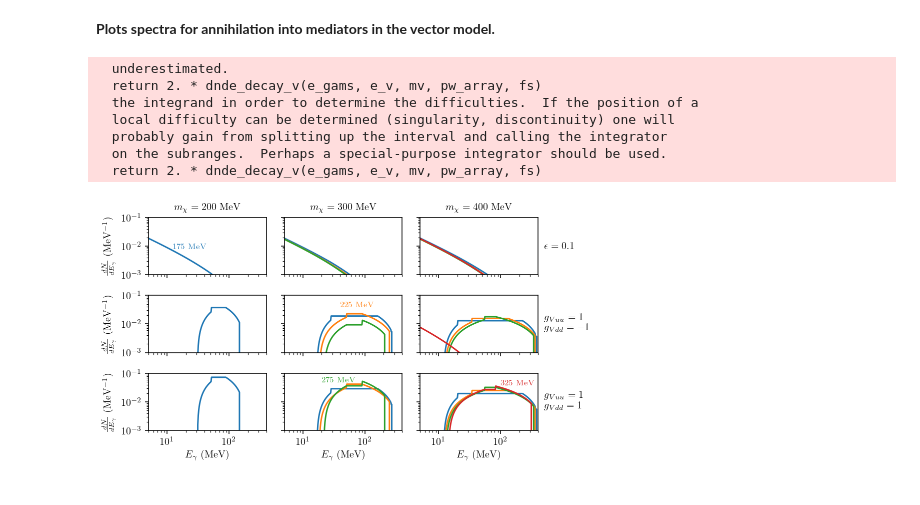
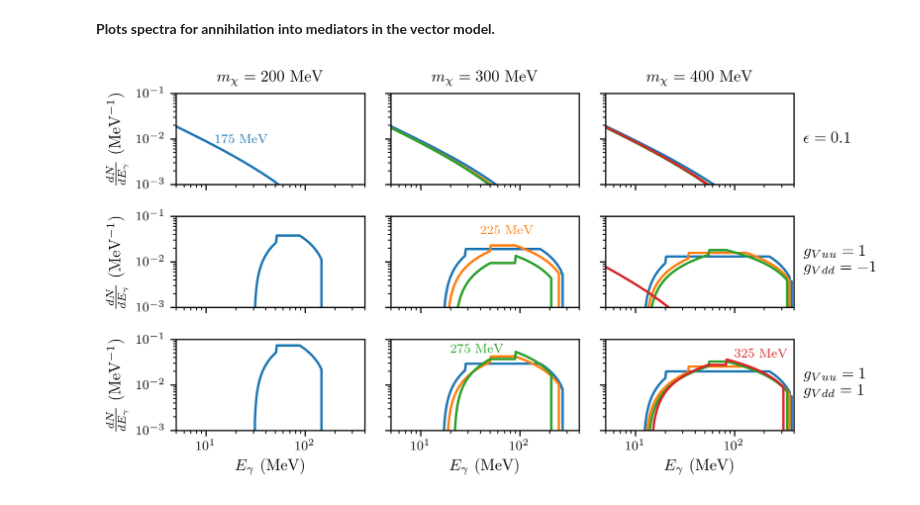
Before and after one commit to LoganAMorrison/Hazma, a Jupyter notebook: notebooks/hazma_paper/vector_spectra_ann_to_med.ipynb, the cells around one changed output. Drawn from its saved outputs; the diff is of its cells as text; code cells hidden in the pictures.

```diff
--- a/notebooks/hazma_paper/vector_spectra_ann_to_med.ipynb
+++ b/notebooks/hazma_paper/vector_spectra_ann_to_med.ipynb
@@ -7,21 +7,23 @@ from hazma.vector_mediator import KineticMixing, QuarksOnly
 **Plots spectra for annihilation into mediators in the vector model.**
 # %%
 # Dark matter masses
-mxs = np.array([200., 300., 400.])
+mxs = np.array([200.0, 300.0, 400.0])
 # Mediator masses
 mvs = np.array([175, 225, 275, 325], dtype=float)
 # List of models. The top row of the plot will contain the Higgs portal model
 # spectra, the bottom the heavy quark model spectra.
-vms = [KineticMixing(1., mv=1., gvxx=1., eps=0.1),
-       QuarksOnly(1., mv=1., gvxx=1., gvuu=1., gvdd=-1., gvss=0.),
-       QuarksOnly(1., mv=1., gvxx=1., gvuu=1., gvdd=1., gvss=0.)]
+vms = [
+    KineticMixing(1.0, mv=1.0, gvxx=1.0, eps=0.1),
+    QuarksOnly(1.0, mv=1.0, gvxx=1.0, gvuu=1.0, gvdd=-1.0, gvss=0.0),
+    QuarksOnly(1.0, mv=1.0, gvxx=1.0, gvuu=1.0, gvdd=1.0, gvss=0.0),
+]
 
 # Approximate Milky Way velocity dispersion, used to compute the DM
 # center of mass energy
 vx_mw = 1e-3
 
 # Photon energies
-e_gam_min, e_gam_max = 5., 4e2
+e_gam_min, e_gam_max = 5.0, 4e2
 e_gams = np.geomspace(e_gam_min, e_gam_max, 250)
 
 # Plot dimensions
@@ -35,18 +37,21 @@ def cmap(mv):
 
 # Label positions for mediator masses
 # Labels for spectra in each subplot
-mv_labels = np.array([
-    [{175.: (1.25e1, 8e-3)}, {}, {}],
-    [{}, {225: (4e1, 4e-2)}, {}],
-    [{}, {275.: (2e1, 5e-2)}, {325.: (1e2, 4e-2)}]
-])
+mv_labels = np.array(
+    [
+        [{175.0: (1.25e1, 8e-3)}, {}, {}],
+        [{}, {225: (4e1, 4e-2)}, {}],
+        [{}, {275.0: (2e1, 5e-2)}, {325.0: (1e2, 4e-2)}],
+    ]
+)
 # %%
 fig, axes = plt.subplots(
     n_subplot_rows,
     n_subplot_cols,
     sharex=True,
     sharey=True,
-    figsize=(latex_text_width_1col, 0.55 * latex_text_width_1col))
+    figsize=(latex_text_width_1col, 0.55 * latex_text_width_1col),
+)
 
 for row in range(n_subplot_rows):  # loop over type of model
     for col in range(n_subplot_cols):  # loop over DM masses
@@ -56,46 +61,40 @@ for row in range(n_subplot_rows):  # loop over type of model
         vm = vms[row]
         vm.mx = mxs[col]
         # DM center of mass energy
-        e_cm = 2. * vm.mx * (1. + 0.5 * vx_mw**2)
+        e_cm = 2.0 * vm.mx * (1.0 + 0.5 * vx_mw ** 2)
 
         # Loop over mediator masses
         for mv in mvs:
             if mv <= e_cm / 2:
                 vm.mv = mv
                 # Compute spectrum for annihilation to mediators
-                ax.loglog(
-                    e_gams, vm.spectra(e_gams, e_cm)["v v"], color=cmap(vm.mv))
+                ax.loglog(e_gams, vm.spectra(e_gams, e_cm)["v v"], color=cmap(vm.mv))
 
         # Formatting: label final states
         for mv, (x, y) in mv_labels[row, col].items():
             ax.text(x, y, r"%i MeV" % mv, fontsize=8, color=cmap(mv))
 
 # Formatting
 for row in range(n_subplot_rows):
     axes[row, 0].set_ylabel(r"$\frac{dN}{dE_\gamma}$ (MeV$^{-1}$)")
     axes[row, 0].set_ylim(1e-3, 1e-1)
 
 for col in range(n_subplot_cols):
     axes[0, col].set_title(r"$m_\chi = %i$ MeV" % mxs[col], fontsize=10)
     axes[-1, col].set_xlabel(r"$E_\gamma$ (MeV)")
     axes[-1, col].set_xlim(e_gam_min, e_gam_max)
 
 # Label couplings
 axes[0, -1].text(5e2, 1e-2, r"$\epsilon = 0.1$", va="center", fontsize=10)
-axes[1, -1].text(5e2, 1e-2, r"$g_{Vuu} = 1$" + "\n" + r"$g_{Vdd} = -1$",
-                 va="center", fontsize=10)
-axes[2, -1].text(5e2, 1e-2, r"$g_{Vuu} = 1$" + "\n" + r"$g_{Vdd} = 1$",
-                 va="center", fontsize=10)
+axes[1, -1].text(
+    5e2, 1e-2, r"$g_{Vuu} = 1$" + "\n" + r"$g_{Vdd} = -1$", va="center", fontsize=10
+)
+axes[2, -1].text(
+    5e2, 1e-2, r"$g_{Vuu} = 1$" + "\n" + r"$g_{Vdd} = 1$", va="center", fontsize=10
+)
 
 fig.tight_layout()
 fig.savefig("figures/vector_spectra_ann_to_med.pdf", bbox_inches="tight")
 plt.show()
 # %% [output]
-  underestimated.
-  return 2. * dnde_decay_v(e_gams, e_v, mv, pw_array, fs)
-  the integrand in order to determine the difficulties.  If the position of a
-  local difficulty can be determined (singularity, discontinuity) one will
-  probably gain from splitting up the interval and calling the integrator
-  on the subranges.  Perhaps a special-purpose integrator should be used.
-  return 2. * dnde_decay_v(e_gams, e_v, mv, pw_array, fs)
-[figure, old version]
+[figure, new version]
```
Also changed, not shown: 7 other files.
